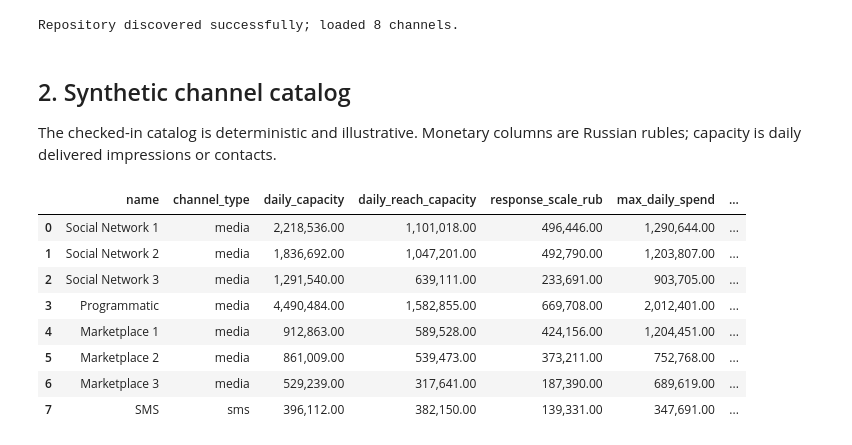
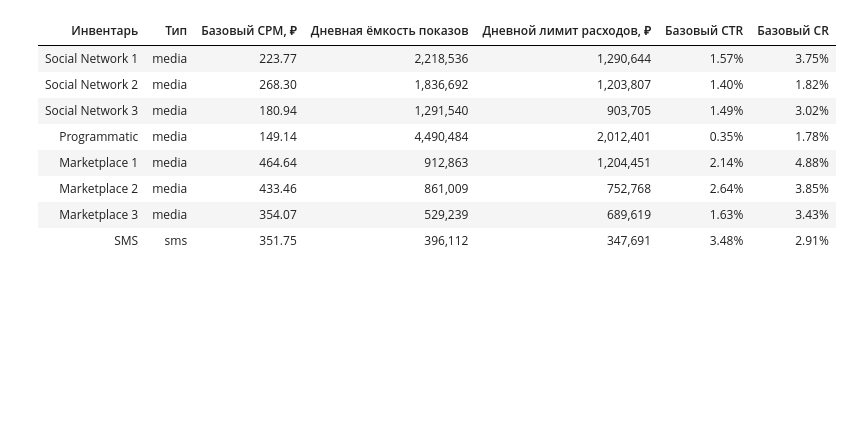
Before and after one commit to Lobzinastya/mediaplan-optimizer, a Jupyter notebook: notebooks/demo.ipynb, the cells around one changed output. Saved outputs shown, nothing was run; the diff lists cells and outputs as text; code cells hidden in the pictures; blank space fills up the shorter version.

```diff
--- a/notebooks/demo.ipynb
+++ b/notebooks/demo.ipynb
@@ -7,52 +8,48 @@ This notebook exercises the repository's public optimization service against the
 # %%
 from pathlib import Path
 import sys
 
-cwd = Path.cwd().resolve()
-if (cwd / "mediaplan_optimizer").is_dir():
-    PROJECT_ROOT = cwd
-elif cwd.name == "notebooks" and (cwd.parent / "mediaplan_optimizer").is_dir():
-    PROJECT_ROOT = cwd.parent
-else:
-    raise RuntimeError("Run this notebook from the repository root or notebooks directory.")
+root = Path.cwd().resolve()
+if root.name == "notebooks":
+    root = root.parent
+if not (root / "mediaplan_optimizer").is_dir():
+    raise RuntimeError("Откройте notebook из корня проекта или папки notebooks.")
+if str(root) not in sys.path:
+    sys.path.insert(0, str(root))
 
-if str(PROJECT_ROOT) not in sys.path:
-    sys.path.insert(0, str(PROJECT_ROOT))
-
-import numpy as np
 import pandas as pd
 import plotly.express as px
+from IPython.display import Markdown, display
 
-from mediaplan_optimizer import (
-    OptimizationRequest,
-    generate_catalog,
-    load_catalog,
-    optimize_media_plan,
-)
-from mediaplan_optimizer.curves import channel_response
+from mediaplan_optimizer import OptimizationRequest, PlanningMode, load_catalog, optimize_media_plan
+from mediaplan_optimizer.schemas import DEFAULT_CALENDAR_START
+from ui_text import feasibility_text
 
 pd.options.display.float_format = "{:,.2f}".format
 catalog = load_catalog()
-print(f"Repository discovered successfully; loaded {len(catalog)} channels.")
+channels = pd.DataFrame([{
+    "Инвентарь": channel.name,
+    "Тип": channel.channel_type,
+    "Базовый CPM, ₽": channel.base_cpm_rub,
+    "Дневная ёмкость показов": channel.daily_capacity,
+    "Дневной лимит расходов, ₽": channel.max_daily_spend,
+    "Базовый CTR": channel.base_ctr,
+    "Базовый CR": channel.base_cr,
+} for channel in catalog.values()])
+display(channels.style.format({
+    "Базовый CPM, ₽": "{:,.2f}",
+    "Дневная ёмкость показов": "{:,.0f}",
+    "Дневной лимит расходов, ₽": "{:,.0f}",
+    "Базовый CTR": "{:.2%}",
+    "Базовый CR": "{:.2%}",
+}).hide(axis="index"))
 # %% [output]
-Repository discovered successfully; loaded 8 channels.
+| Инвентарь | Тип | Базовый CPM, ₽ | Дневная ёмкость показов | Дневной лимит расходов, ₽ | Базовый CTR | Базовый CR |
+| Social Network 1 | media | 223.77 | 2,218,536 | 1,290,644 | 1.57% | 3.75% |
+| Social Network 2 | media | 268.30 | 1,836,692 | 1,203,807 | 1.40% | 1.82% |
+| Social Network 3 | media | 180.94 | 1,291,540 | 903,705 | 1.49% | 3.02% |
+| Programmatic | media | 149.14 | 4,490,484 | 2,012,401 | 0.35% | 1.78% |
+| Marketplace 1 | media | 464.64 | 912,863 | 1,204,451 | 2.14% | 4.88% |
+| Marketplace 2 | media | 433.46 | 861,009 | 752,768 | 2.64% | 3.85% |
+| Marketplace 3 | media | 354.07 | 529,239 | 689,619 | 1.63% | 3.43% |
+| SMS | sms | 351.75 | 396,112 | 347,691 | 3.48% | 2.91% |
-# %% [markdown]
-## 2. Synthetic channel catalog
-
-The checked-in catalog is deterministic and illustrative. Monetary columns are Russian rubles; capacity is daily delivered impressions or contacts.
-# %%
-catalog_df = pd.DataFrame([channel.model_dump() for channel in catalog.values()])
-catalog_df[[
-    "name", "channel_type", "daily_capacity", "daily_reach_capacity",
-    "response_scale_rub", "max_daily_spend", "base_ctr", "base_cr"
-]]
-# %% [output]
-|  | name | channel_type | daily_capacity | daily_reach_capacity | response_scale_rub | max_daily_spend | ... |
-| 0 | Social Network 1 | media | 2,218,536.00 | 1,101,018.00 | 496,446.00 | 1,290,644.00 | ... |
-| 1 | Social Network 2 | media | 1,836,692.00 | 1,047,201.00 | 492,790.00 | 1,203,807.00 | ... |
-| 2 | Social Network 3 | media | 1,291,540.00 | 639,111.00 | 233,691.00 | 903,705.00 | ... |
-| 3 | Programmatic | media | 4,490,484.00 | 1,582,855.00 | 669,708.00 | 2,012,401.00 | ... |
-| 4 | Marketplace 1 | media | 912,863.00 | 589,528.00 | 424,156.00 | 1,204,451.00 | ... |
-| 5 | Marketplace 2 | media | 861,009.00 | 539,473.00 | 373,211.00 | 752,768.00 | ... |
-| 6 | Marketplace 3 | media | 529,239.00 | 317,641.00 | 187,390.00 | 689,619.00 | ... |
-| 7 | SMS | sms | 396,112.00 | 382,150.00 | 139,331.00 | 347,691.00 | ... |
```
Also changed, not shown: parts of 26 cells of this notebook, 4 other files.
